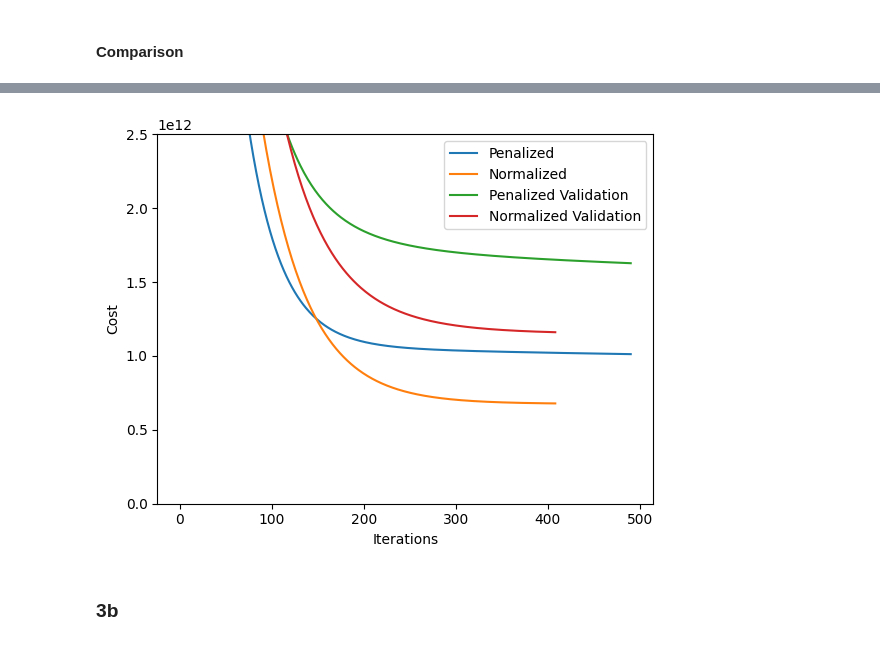
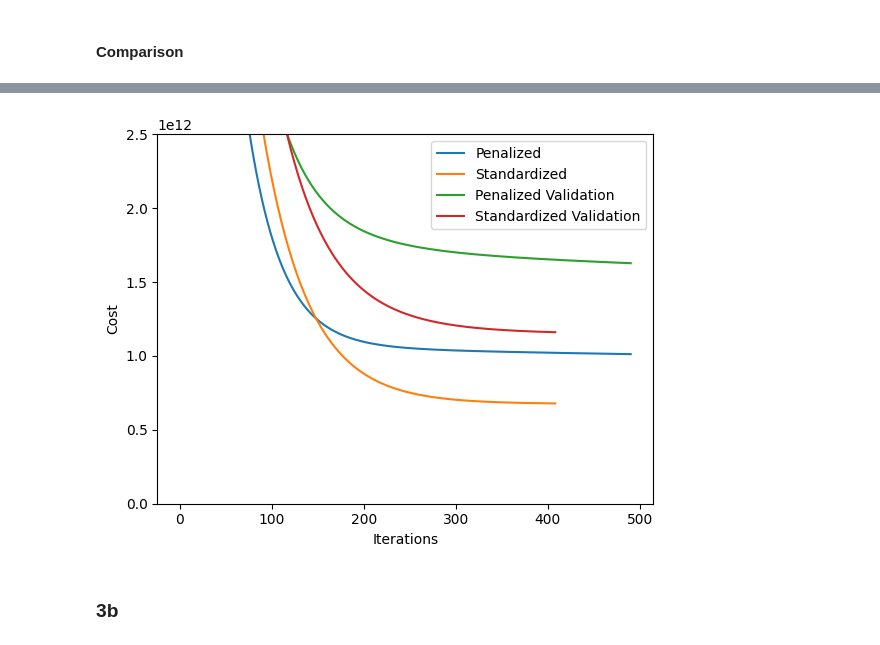
Before and after one commit to eparks8/ECGR-5105-Intro-to-ML, a Jupyter notebook: HW2.ipynb, the cells around one changed output, grey strips where cells are left out. Saved outputs shown, nothing was run; the diff lists cells and outputs as text; code cells hidden in the pictures.

```diff
--- a/HW2.ipynb
+++ b/HW2.ipynb
@@ -237,10 +237,12 @@ train_history_5var_pen, val_history_5var_pen, theta_5var_pen = gradient_descent(
 # %% [markdown]
 #### Comparison
 # %%
+print(f"5 Variable Penalized Final Loss:\t\t {val_history_5var_pen[-1]:.3f}")
+print(f"5 Variable Standardized Final Loss:\t {val_history_5var_std[-1]:.3f}")
 plt.plot(train_history_5var_pen, label='Penalized')
-plt.plot(train_history_5var_std, label='Normalized')
+plt.plot(train_history_5var_std, label='Standardized')
 plt.plot(val_history_5var_pen, label='Penalized Validation')
-plt.plot(val_history_5var_std, label='Normalized Validation')
+plt.plot(val_history_5var_std, label='Standardized Validation')
 plt.xlabel('Iterations')
 plt.ylabel('Cost')
 plt.ylim(0, 2.5e12)
@@ -250,4 +254,4 @@ plt.show()
-[figure, old version]
+[figure, new version]
 # %% [markdown]
 ### 3b
 # %% [markdown]
```
Also changed, not shown: parts of 2 cells of this notebook.
